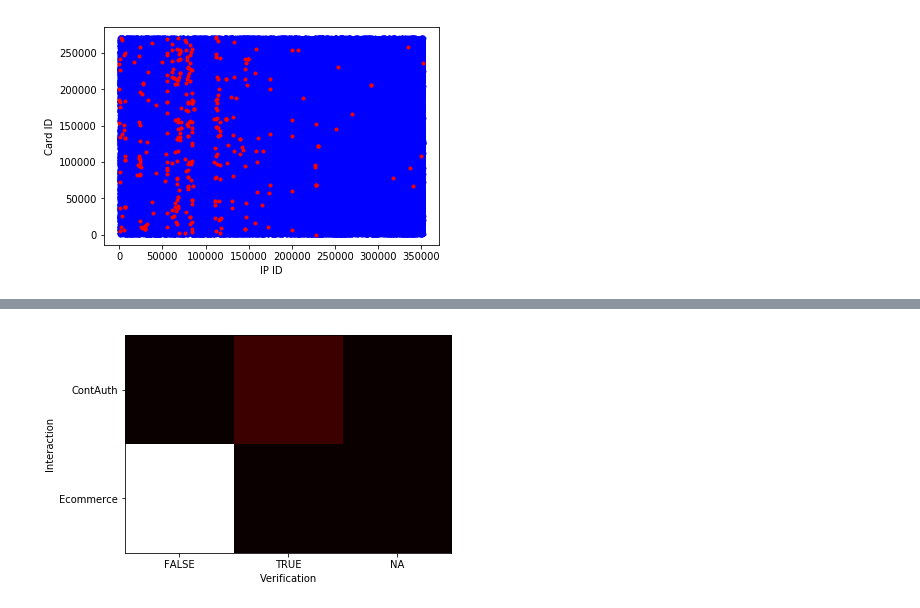
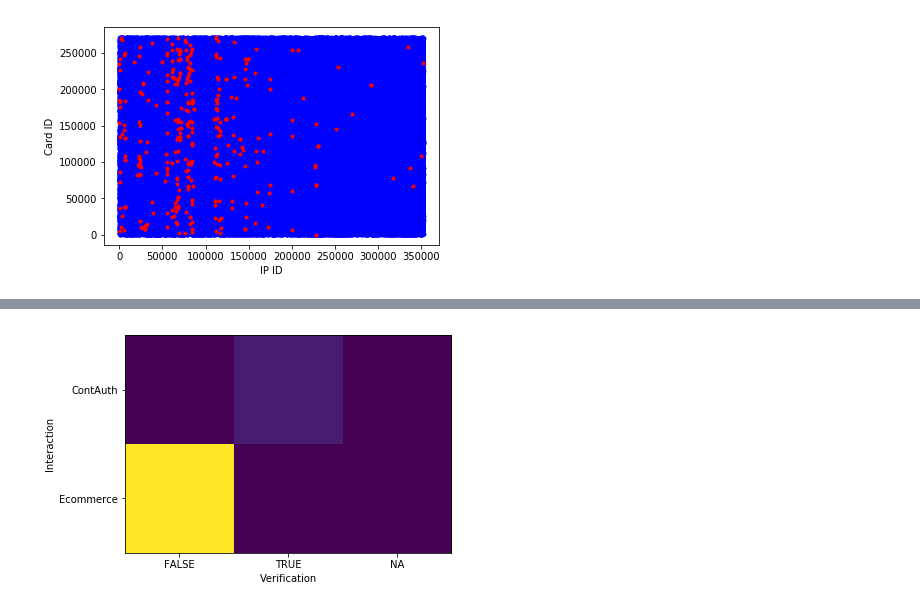
Before and after one commit to werew/Cyber_Data_Analytics_Labs, a Jupyter notebook: MyNotebook.ipynb, the cells around one changed output, grey strips where cells are left out. Cells and saved outputs as stored; diff of their text form; code cells hidden in the pictures.

```diff
--- a/MyNotebook.ipynb
+++ b/MyNotebook.ipynb
@@ -214,23 +214,23 @@ plt.show()
 # %%
 # Heat map interaction (6), verification (7)
 d = {key: {} for key in interaction_set}
 for k in d.keys():
     d[k] = {key: 0 for key in verification_set}
 
 for e in data:
     if e[-2] == 0:
         continue
     d[e[6]][e[7]] += 1
 
 l = [[v2 for v2 in v1.values() ] for v1 in d.values()]
-i = plt.imshow(l, cmap='hot', interpolation='nearest')
+i = plt.imshow(l, interpolation='nearest')
 
 plt.gca().set_xticks([0,1,2])
 plt.gca().set_yticks([0,1])
 plt.gca().set_xticklabels(verification_set)
 plt.gca().set_yticklabels(interaction_set)
 plt.xlabel('Verification')
 plt.ylabel('Interaction')
 plt.show()
 # %% [output]
-[figure, old version]
+[figure, new version]
```
Also changed, not shown: parts of 2 cells of this notebook, 3 other files.
